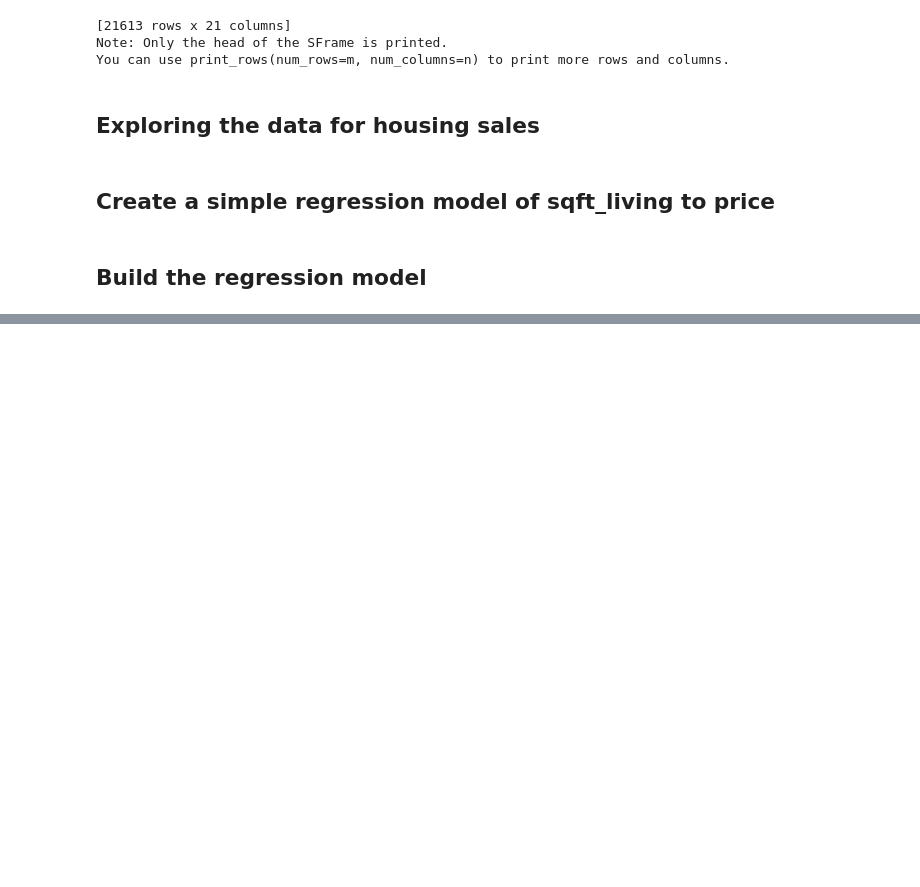
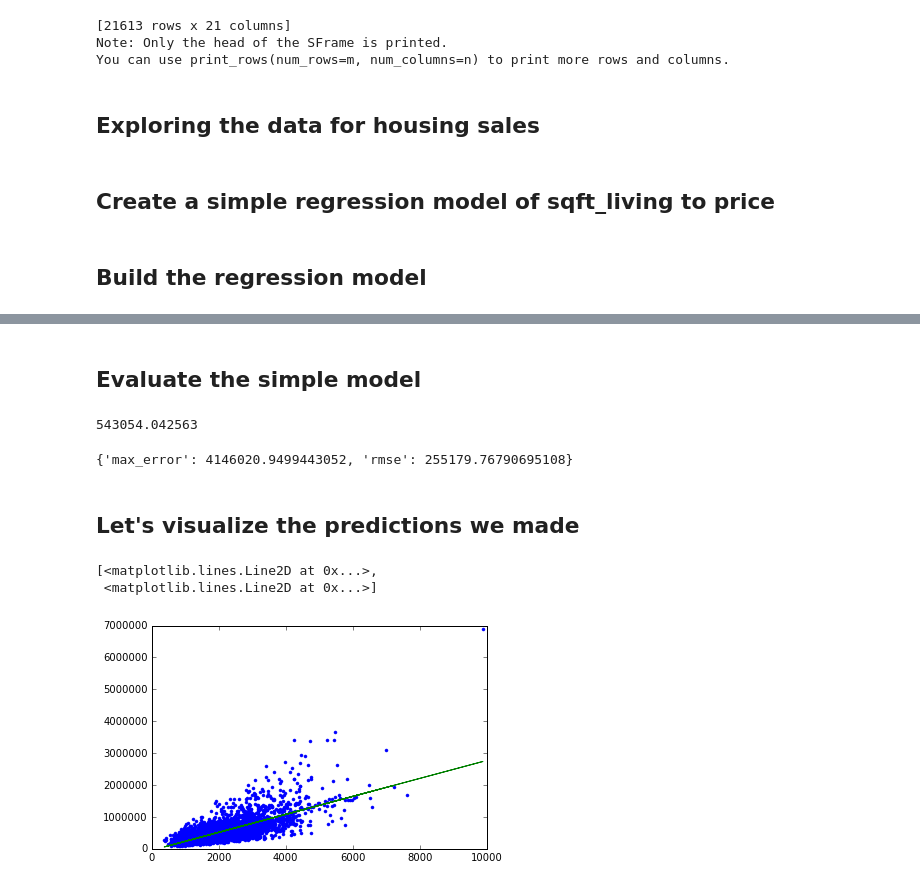
Before and after one commit to igagansingh/MachineLearningFoundation, a Jupyter notebook: week_2/Predicting house prices.ipynb, the cells around one changed output, grey strips where cells are left out. Saved outputs shown, nothing was run; the diff lists cells and outputs as text; code cells hidden in the pictures; blank space fills up the shorter version.

Commit message:
Evaluating the model. Model based on features more than one. Predicting sales prices.

```diff
--- a/week_2/Predicting house prices.ipynb
+++ b/week_2/Predicting house prices.ipynb
@@ -70,0 +89,25 @@ train_data, test_data = sales.random_split(.8, seed=0)
+# %% [markdown]
+## Evaluate the simple model
+# %%
+#Average sale price of a house
+print test_data['price'].mean()
+# %% [output]
+543054.042563
+# %%
+#evaluate(test_data) : takes test data set and print out some statistics of how well that fit is doing
+#rmse : root mean squared error
+print sqft_model.evaluate(test_data)
+# %% [output]
+{'max_error': 4146020.9499443052, 'rmse': 255179.76790695108}
+# %% [markdown]
+## Let's visualize the predictions we made
+# %%
+import matplotlib.pyplot as plt
+%matplotlib inline
+
+plt.plot(test_data['sqft_living'], test_data['price'], '.',
+        test_data['sqft_living'], sqft_model.predict(test_data), '-')
+# %% [output]
+[<matplotlib.lines.Line2D at 0x...>,
+ <matplotlib.lines.Line2D at 0x...>]
+[figure, added]
```
Also changed, not shown: parts of 15 cells of this notebook.
